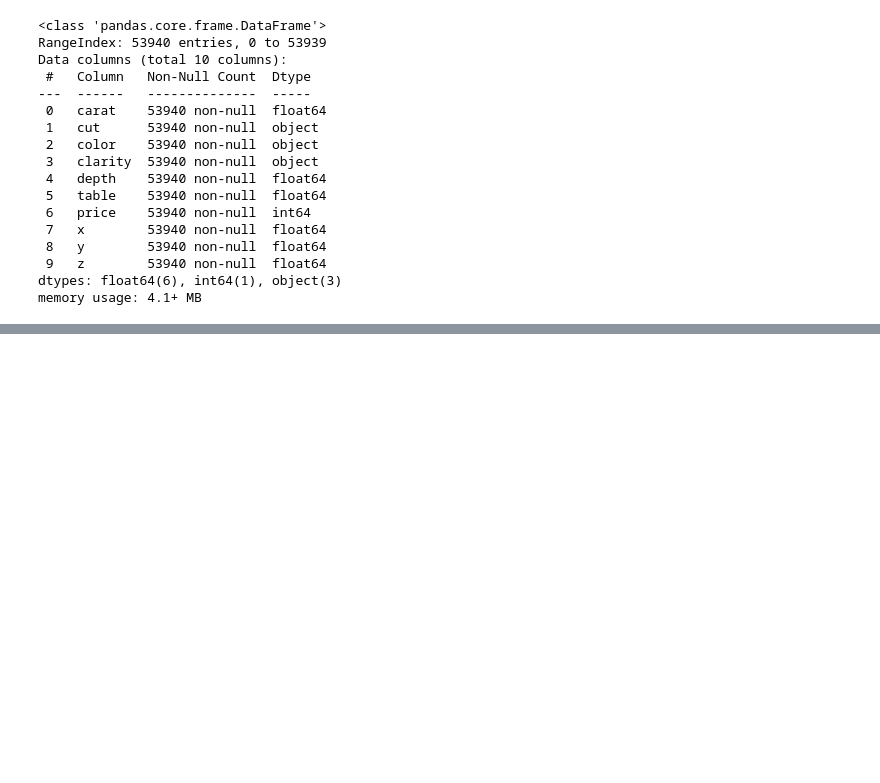
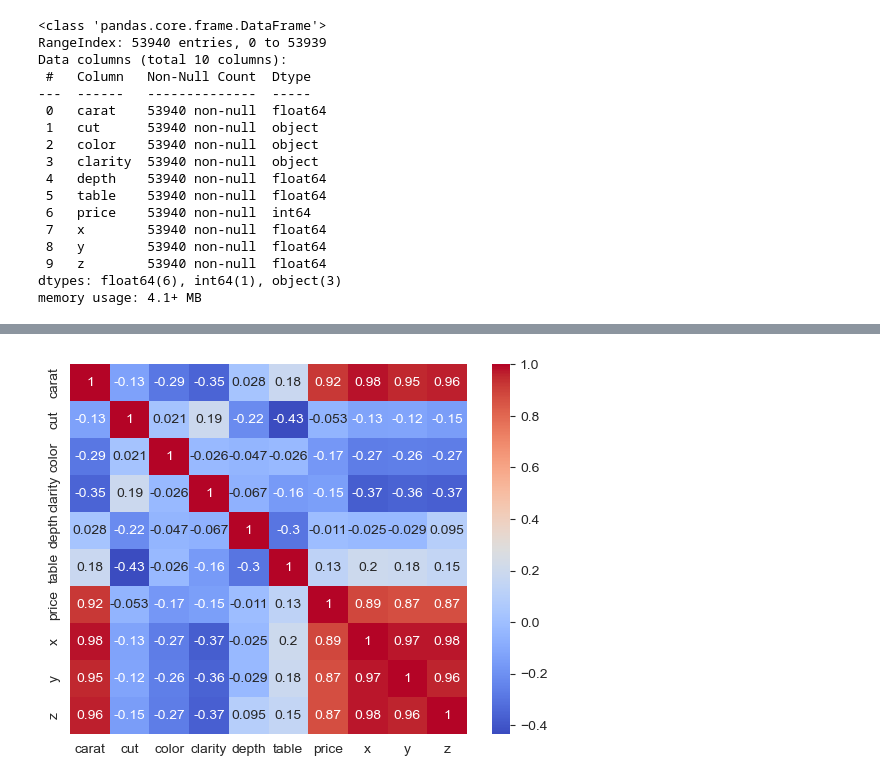
Before and after one commit to maximeKets/Machine_learning_TD, a Jupyter notebook: TP_Diamonds_price_Participants.ipynb, the cells around one changed output, grey strips where cells are left out. Cells and saved outputs as stored; diff of their text form; code cells hidden in the pictures; blank space fills up the shorter version.

Commit message:
add : add data visualisation

```diff
--- a/TP_Diamonds_price_Participants.ipynb
+++ b/TP_Diamonds_price_Participants.ipynb
@@ -286,0 +371,3 @@ memory usage: 4.1+ MB
+# %%
+pdf_diamonds = pdf_diamonds[(pdf_diamonds != 0).all(axis=1)]
+pdf_diamonds.isin([0]).sum()
@@ -286,0 +401,3 @@ memory usage: 4.1+ MB
+# %%
+#convert int in float
+pdf_diamonds['price'] = pdf_diamonds['price'].astype(float)
@@ -286,0 +474,9 @@ memory usage: 4.1+ MB
+# %%
+
+
+correlation_matrix = pdf_diamonds.corr()
+# %%
+sns.heatmap(correlation_matrix, annot=True, cmap="coolwarm")
+plt.show()
+# %% [output]
+[figure, added]
```
Also changed, not shown: parts of 38 cells of this notebook.
